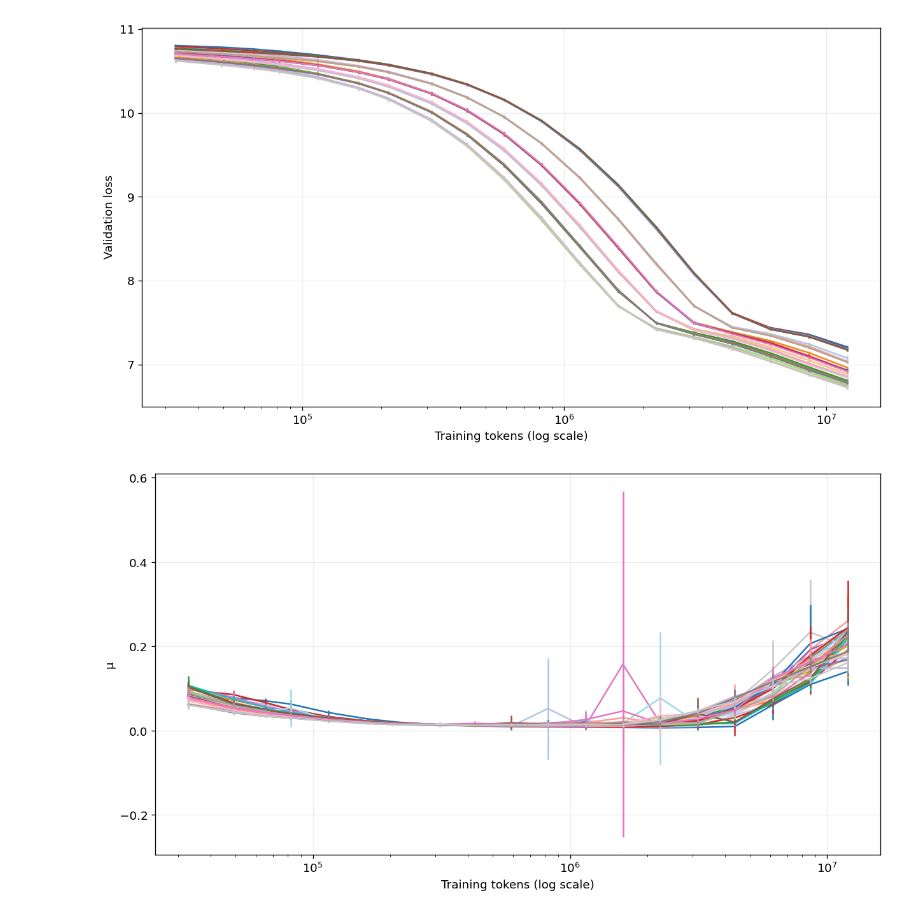
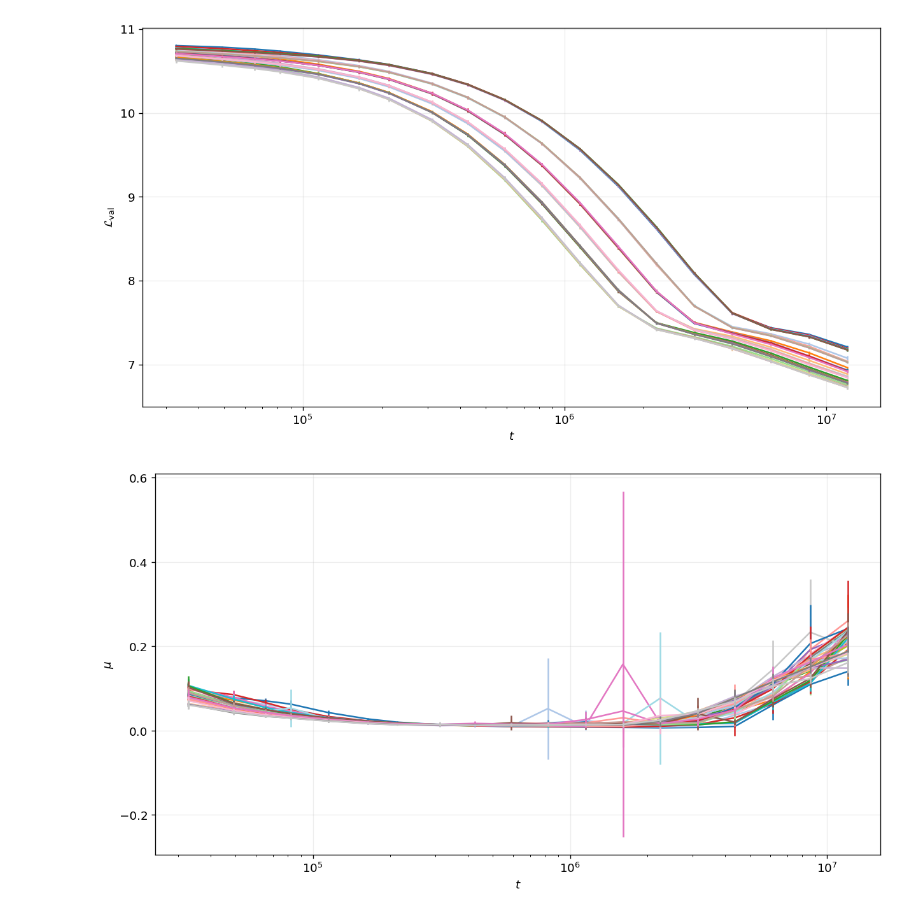
Before and after one commit to andriygav/FromEmpericalToLandscapeComplexity, a Jupyter notebook: code/exp01_mu_dynamics_figures.ipynb, the cells around one changed output. Drawn from its saved outputs; the diff is of its cells as text; code cells hidden in the pictures.

```diff
--- a/code/exp01_mu_dynamics_figures.ipynb
+++ b/code/exp01_mu_dynamics_figures.ipynb
@@ -31,25 +31,25 @@ all_ids = sorted(traj['model_id'].unique())
 # %%
 palette = plt.get_cmap('tab20').colors
 
 fig, ax = plt.subplots(figsize=(10.5, 5.8))
 for i, model_id in enumerate(all_ids):
     g = traj[traj['model_id'] == model_id].sort_values('train_tokens_real')
     color = palette[i % len(palette)]
     ax.plot(g['train_tokens_real'], g['val_loss'], '-', color=color)
     ax.errorbar(g['train_tokens_real'], g['val_loss'], yerr=g['val_loss_std'], fmt='none', ecolor=color)
 
 ax.set_xscale('log')
-ax.set_xlabel('Training tokens (log scale)')
-ax.set_ylabel('Validation loss')
+ax.set_xlabel(r'$t$')
+ax.set_ylabel(r'$\mathcal{L}_{\mathrm{val}}$')
 ax.grid(True, alpha=0.22)
 fig.tight_layout()
 
 out_path = root + '/paper/figures/fig_loss_all_models.png'
 fig.savefig(out_path, dpi=300, bbox_inches='tight')
 
 plt.show()
 # %% [output]
-[figure, old version]
+[figure, new version]
 # %%
 palette = plt.get_cmap('tab20').colors
 
@@ -61,8 +61,8 @@ for i, model_id in enumerate(all_ids):
     ax.errorbar(g['train_tokens_real'], g['mu'], yerr=g['mu_std'], fmt='none', ecolor=color)
 
 ax.set_xscale('log')
-ax.set_xlabel('Training tokens (log scale)')
-ax.set_ylabel('μ')
+ax.set_xlabel(r'$t$')
+ax.set_ylabel(r'$\mu$')
 ax.grid(True, alpha=0.22)
 fig.tight_layout()
 
@@ -71,4 +71,4 @@ fig.savefig(out_path, dpi=300, bbox_inches='tight')
 
 plt.show()
 # %% [output]
-[figure, old version]
+[figure, new version]
```
Also changed, not shown: 8 other files.
